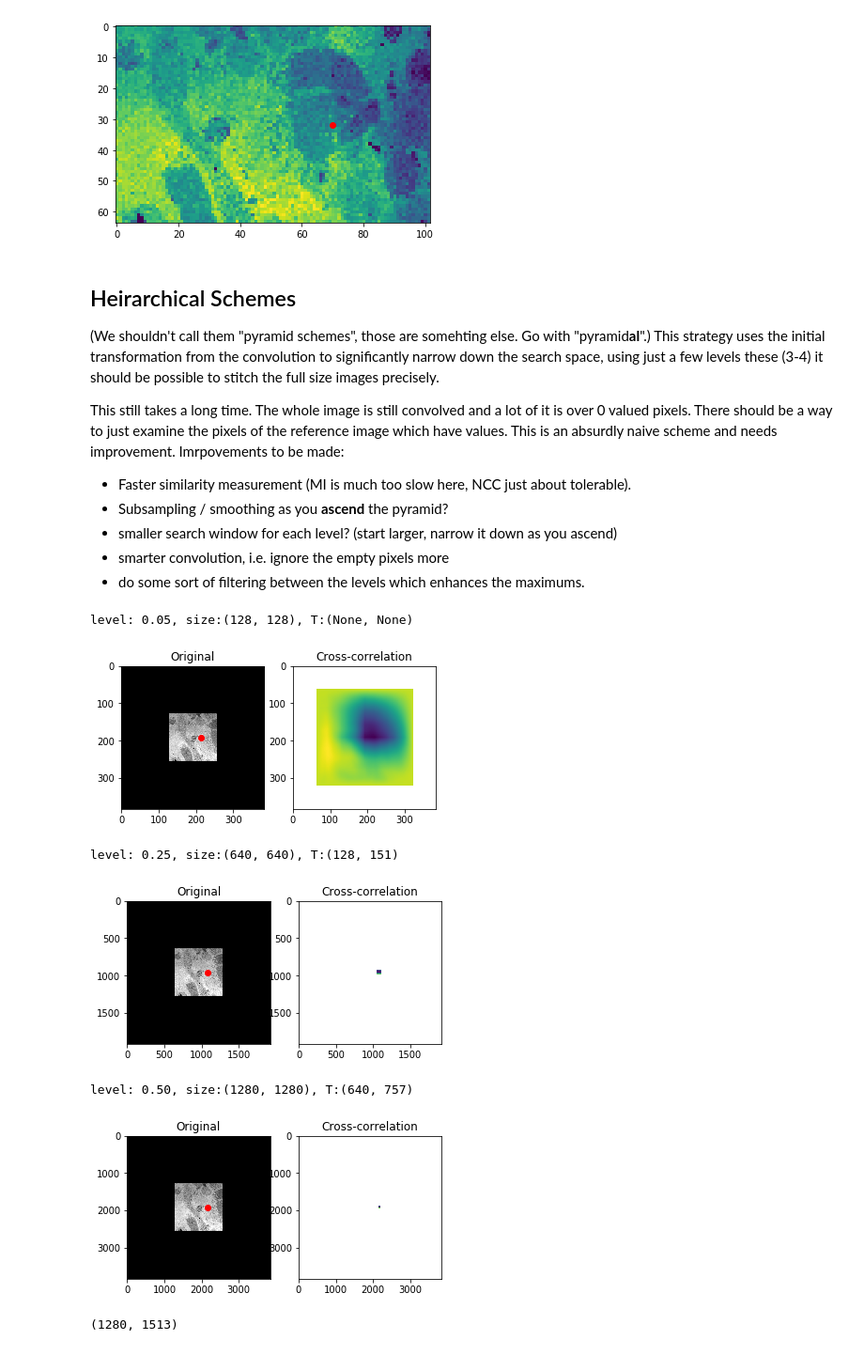
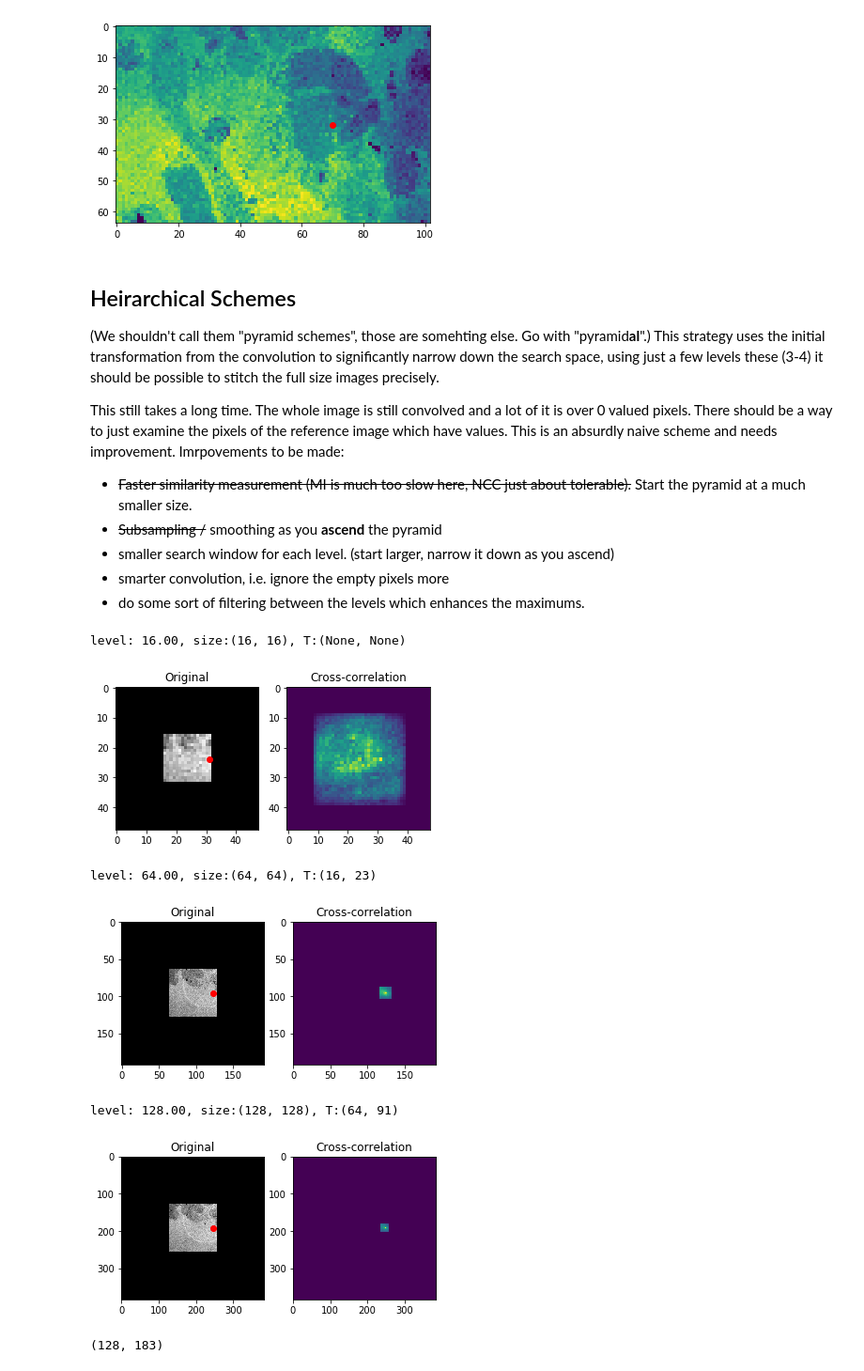
Before and after one commit to tristaaan/stitch-eval, a Jupyter notebook: notebooks/distance-method.ipynb, the cells around one changed output. Shown at 94% size. Saved outputs shown, nothing was run; the diff lists cells and outputs as text; code cells hidden in the pictures.

Commit message:
improvements to pyramid scheme

```diff
--- a/notebooks/distance-method.ipynb
+++ b/notebooks/distance-method.ipynb
@@ -239,13 +239,13 @@ plt.show()
 
 This still takes a long time. The whole image is still convolved and a lot of it is over 0 valued pixels. There should be a way to just examine the pixels of the reference image which have values. This is an absurdly naive scheme and needs improvement. Imrpovements to be made:
 
-- Faster similarity measurement (MI is much too slow here, NCC just about tolerable).
-- Subsampling / smoothing as you **ascend** the pyramid?
-- smaller search window for each level? (start larger, narrow it down as you ascend)
+- ~~Faster similarity measurement (MI is much too slow here, NCC just about tolerable).~~ Start the pyramid at a much smaller size.
+- ~~Subsampling /~~ smoothing as you **ascend** the pyramid
+- smaller search window for each level. (start larger, narrow it down as you ascend)
 - smarter convolution, i.e. ignore the empty pixels more
 - do some sort of filtering between the levels which enhances the maximums.
 # %%
-from math import ceil
+from math import ceil, sqrt
 
 def convolve_range(im, template, op, ranges=None):
     '''
@@ -277,7 +277,7 @@ def objective_function(measurement):
     elif name == 'SSD' or name == 'SAD':
         return np.argmin
 
-def pyramidal(ref_name, mov_name, measurement, levels=[0.05, 0.25, 0.5]):
+def pyramidal(ref_name, mov_name, measurement, levels=[0.05, 0.25, 0.5], im_filter=None):
     '''
     Find a better transformation, from a previously found one, on progressively larger images.
     levels is an array of: tuples with pixel sizes, integers to be pixel_sizes, floats as a percentage.
@@ -286,7 +286,7 @@ def pyramidal(ref_name, mov_name, measurement, levels=[0.05, 0.25, 0.5]):
     T      = (None, None) # transformation, (y,x)
     temp_T = (None, None) # temporary_T, these are the unscaled values from the correlation matrix
     prev_level = None # previous hierarchy
-    w_size = 32       # window size, each level after the first examines from Tx-w_size, Tx+w_size
+#     w_size = 32       # window size, each level after the first examines from Tx-w_size, Tx+w_size
     ref_src = Image.open('../data/%s' % ref_name) # reference image
     mov_src = Image.open('../data/%s' % mov_name) # moving image
     # begin
@@ -295,9 +295,12 @@ def pyramidal(ref_name, mov_name, measurement, levels=[0.05, 0.25, 0.5]):
         if type(level) is tuple:
             assert level[0].is_integer(), 'pixel size in tuple must be an integer'
             new_size = level
+        elif type(level) is int:
+            new_size = (level, level)
         elif level <= 1.0:
             ny, nx = ref_src.size
             new_size = (ceil(ny * level), ceil(nx * level))
+        w_size = sqrt(new_size[0])
         print('level: %.02f, size:%s, T:%s' % (level, new_size, T,))
         assert sum(new_size) <= sum(ref_src.size), 'the image is being scaled up, should always be scaled down'
         if T != (None, None):
@@ -306,6 +309,9 @@ def pyramidal(ref_name, mov_name, measurement, levels=[0.05, 0.25, 0.5]):
             # scale images
             ref = np.array(ref_src.copy().resize(new_size)).astype('float64')
             mov = np.array(mov_src.copy().resize(new_size)).astype('float64')
+            if im_filter != None:
+                ref = im_filter(ref)
+                mov = im_filter(ref)
             # pad ref image
             p = int(mov.shape[0])
             ref = np.pad(ref, ((p,p), (p,p)), 'constant', constant_values=(0,0))
@@ -322,6 +328,9 @@ def pyramidal(ref_name, mov_name, measurement, levels=[0.05, 0.25, 0.5]):
             # rescale images
             ref = np.array(ref_src.copy().resize(new_size)).astype('float64')
             mov = np.array(mov_src.copy().resize(new_size)).astype('float64')
+            if im_filter != None:
+                ref = im_filter(ref)
+                mov = im_filter(ref)
             # pad reference
             p = int(mov.shape[0])
             ref = np.pad(ref, ((p,p), (p,p)), 'constant', constant_values=(0,0))
@@ -336,13 +345,13 @@ def pyramidal(ref_name, mov_name, measurement, levels=[0.05, 0.25, 0.5]):
 
     return ref_src, mov_src, T
 # %%
-ref, mov, transformation = pyramidal('T1_segment_1.tif', 'T1_segment_2.tif', SSD)
+ref, mov, transformation = pyramidal('S2_segment_4.tif', 'S2_segment_4.tif', MI, levels=[16, 64, 128])
 transformation
 # %% [output]
-level: 0.05, size:(128, 128), T:(None, None)
+level: 16.00, size:(16, 16), T:(None, None)
-[figure, old version]
+[figure, new version]
-level: 0.25, size:(640, 640), T:(128, 151)
+level: 64.00, size:(64, 64), T:(16, 23)
-[figure, old version]
+[figure, new version]
-level: 0.50, size:(1280, 1280), T:(640, 757)
+level: 128.00, size:(128, 128), T:(64, 91)
-[figure, old version]
+[figure, new version]
-(1280, 1513)
+(128, 183)
```
